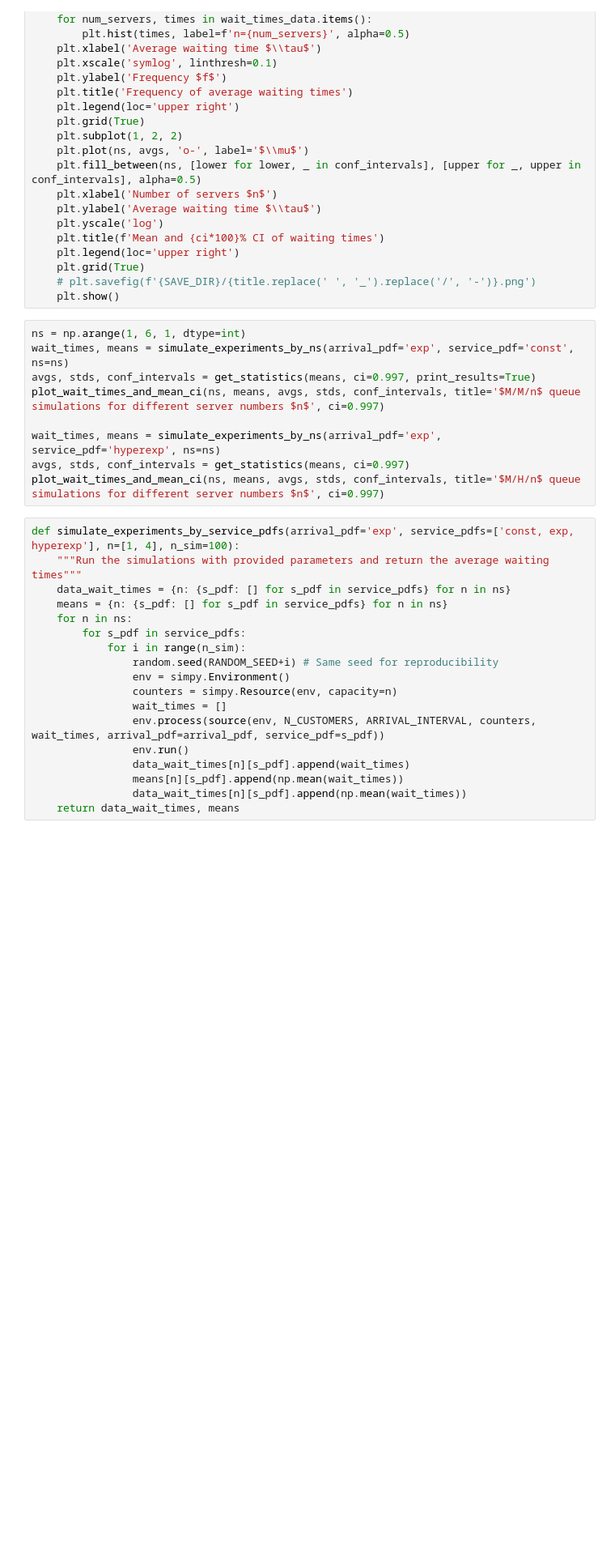
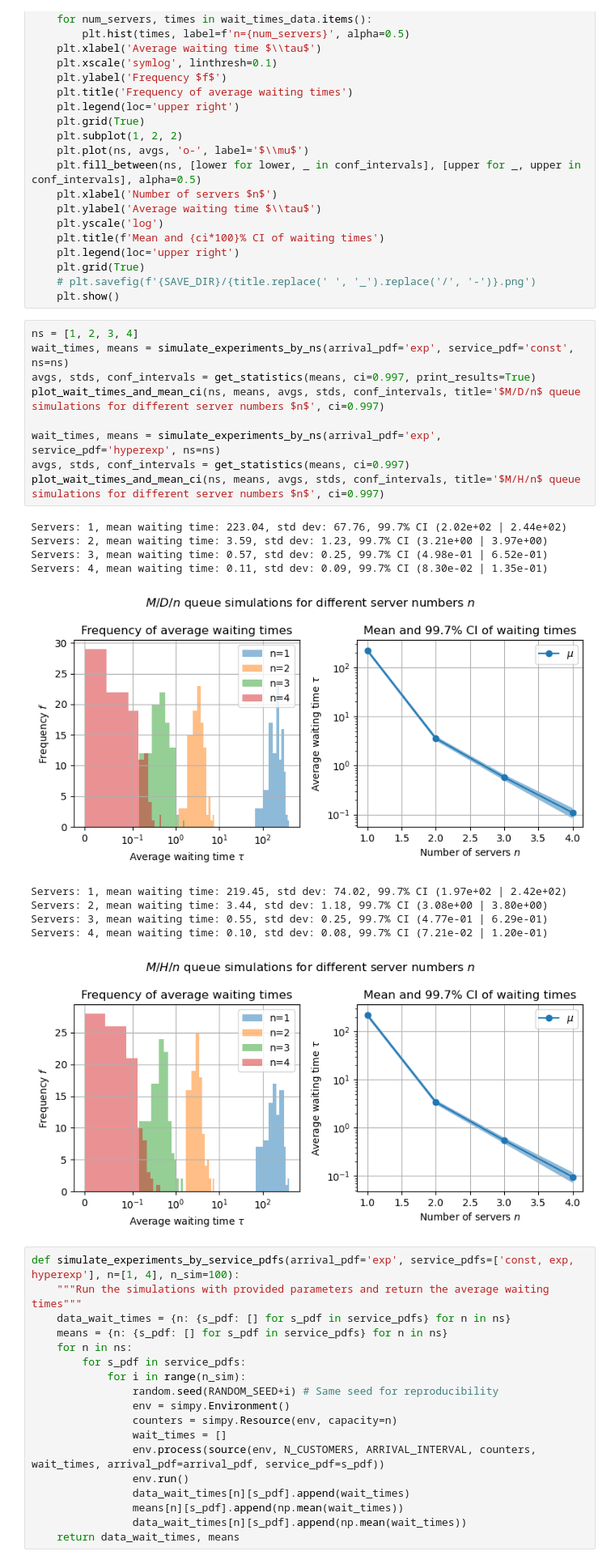
Before and after one commit to jonas4climate/ss-assignment-2, a Jupyter notebook: CalvinLaw_11306734_RaymondZhang_14865904_JonasSchaefer_14039982_2.ipynb, the cells around one changed output. Shown at 81% size. Cells and saved outputs as stored; diff of their text form; blank space fills up the shorter version.

Commit message:
second plot for q4, savefigs

```diff
--- a/CalvinLaw_11306734_RaymondZhang_14865904_JonasSchaefer_14039982_2.ipynb
+++ b/CalvinLaw_11306734_RaymondZhang_14865904_JonasSchaefer_14039982_2.ipynb
@@ -332,14 +338,25 @@ def plot_wait_times_and_mean_ci(ns, wait_times_data, avgs, stds, conf_intervals,
     # plt.savefig(f'{SAVE_DIR}/{title.replace(' ', '_').replace('/', '-')}.png')
     plt.show()
 # %%
-ns = np.arange(1, 6, 1, dtype=int)
+ns = [1, 2, 3, 4]
 wait_times, means = simulate_experiments_by_ns(arrival_pdf='exp', service_pdf='const', ns=ns)
 avgs, stds, conf_intervals = get_statistics(means, ci=0.997, print_results=True)
-plot_wait_times_and_mean_ci(ns, means, avgs, stds, conf_intervals, title='$M/M/n$ queue simulations for different server numbers $n$', ci=0.997)
+plot_wait_times_and_mean_ci(ns, means, avgs, stds, conf_intervals, title='$M/D/n$ queue simulations for different server numbers $n$', ci=0.997)
 
 wait_times, means = simulate_experiments_by_ns(arrival_pdf='exp', service_pdf='hyperexp', ns=ns)
 avgs, stds, conf_intervals = get_statistics(means, ci=0.997)
 plot_wait_times_and_mean_ci(ns, means, avgs, stds, conf_intervals, title='$M/H/n$ queue simulations for different server numbers $n$', ci=0.997)
+# %% [output]
+Servers: 1, mean waiting time: 223.04, std dev: 67.76, 99.7% CI (2.02e+02 | 2.44e+02)
+Servers: 2, mean waiting time: 3.59, std dev: 1.23, 99.7% CI (3.21e+00 | 3.97e+00)
+Servers: 3, mean waiting time: 0.57, std dev: 0.25, 99.7% CI (4.98e-01 | 6.52e-01)
+Servers: 4, mean waiting time: 0.11, std dev: 0.09, 99.7% CI (8.30e-02 | 1.35e-01)
+[figure, added]
+Servers: 1, mean waiting time: 219.45, std dev: 74.02, 99.7% CI (1.97e+02 | 2.42e+02)
+Servers: 2, mean waiting time: 3.44, std dev: 1.18, 99.7% CI (3.08e+00 | 3.80e+00)
+Servers: 3, mean waiting time: 0.55, std dev: 0.25, 99.7% CI (4.77e-01 | 6.29e-01)
+Servers: 4, mean waiting time: 0.10, std dev: 0.08, 99.7% CI (7.21e-02 | 1.20e-01)
+[figure, added]
 # %%
 def simulate_experiments_by_service_pdfs(arrival_pdf='exp', service_pdfs=['const, exp, hyperexp'], n=[1, 4], n_sim=100):
     """Run the simulations with provided parameters and return the average waiting times"""
```
Also changed, not shown: parts of 4 cells of this notebook.
